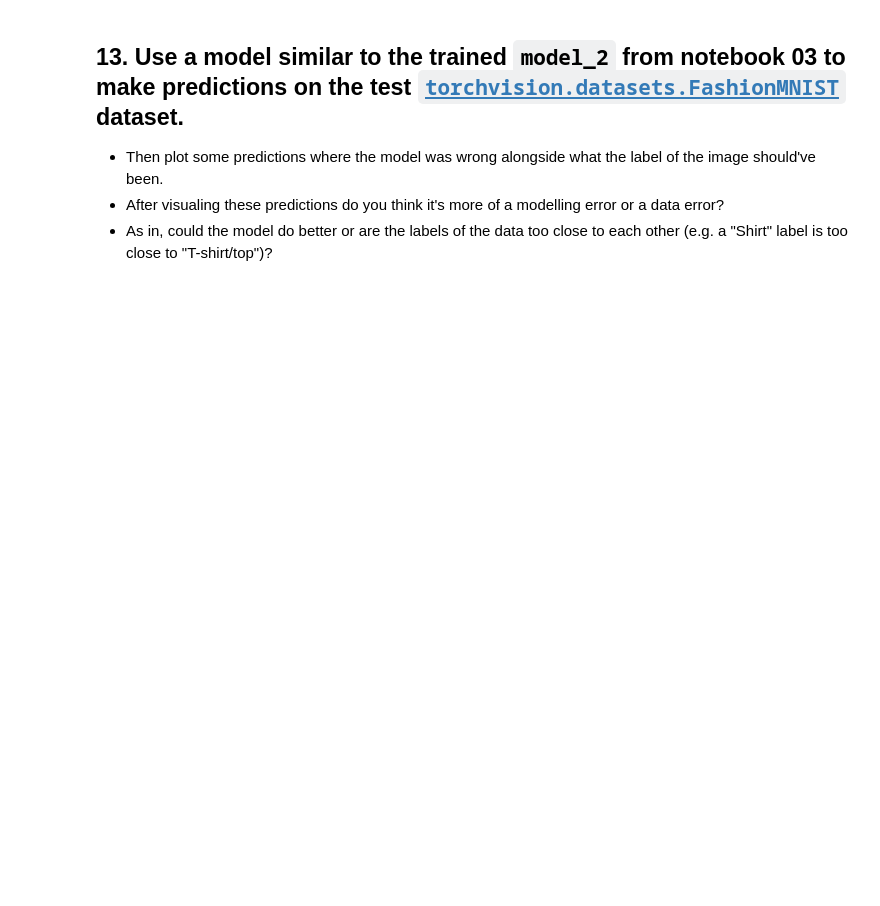
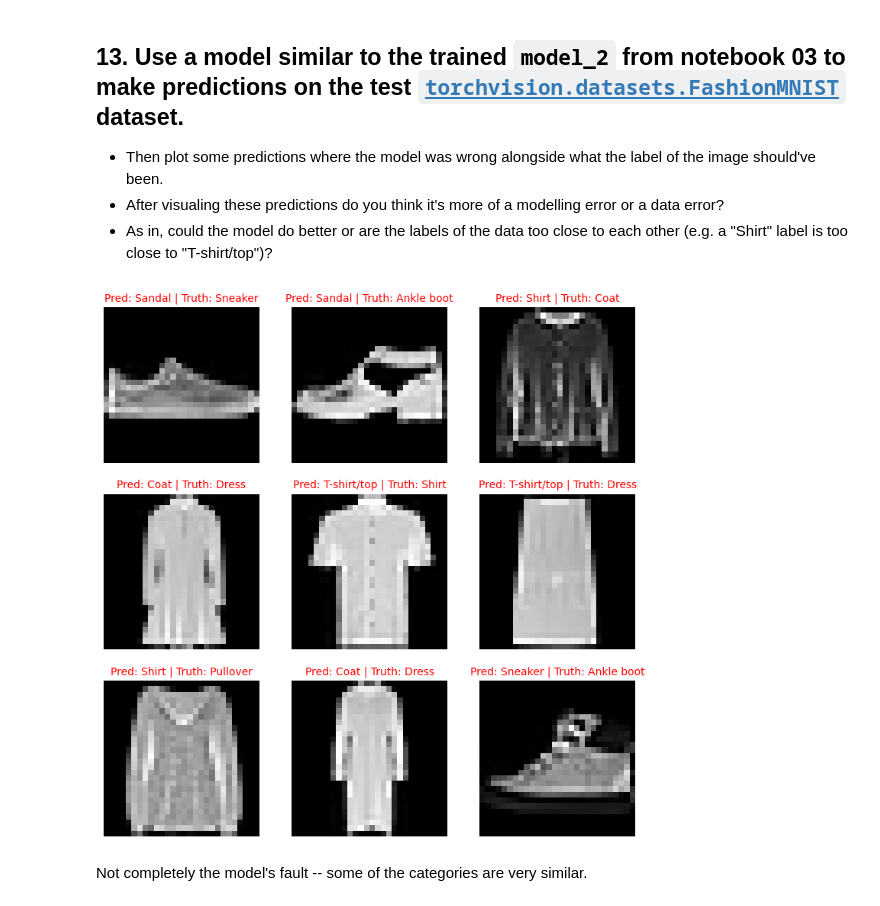
Before and after one commit to MinIcecream/Pytorch-deep-learning, a Jupyter notebook: 03_pytorch_computer_vision_exercises (2).ipynb, the cells around one changed output. Saved outputs shown, nothing was run; the diff lists cells and outputs as text; code cells hidden in the pictures; blank space fills up the shorter version.

```diff
--- a/03_pytorch_computer_vision_exercises (1).ipynb
+++ b/03_pytorch_computer_vision_exercises (2).ipynb
@@ -231,6 +231,9 @@ optimizer = torch.optim.SGD(params=cnn_model.parameters(), lr=0.1)
 # %%
 from timeit import default_timer as timer
 from tqdm.auto import tqdm
+
+device = "cpu"
+cnn_model.to(device)
 
 train_time_start_cnn_model = timer()
 
@@ -292,6 +295,9 @@ for epoch in tqdm(range(epochs)):
   train_time_end = timer()
   total_time = train_time_end - train_time_start_cnn_model
   print(f"Train time on {device}: {total_time:.3f} seconds")
+
+
+  print(f"Train time on cuda: 65.206 seconds")
 # %% [output]
 Epoch: 0
 -------------
@@ -412,3 +429,43 @@ fig, ax = plot_confusion_matrix(conf_mat=confusion_matrix_tensor.numpy(),
 * Then plot some predictions where the model was wrong alongside what the label of the image should've been.
 * After visualing these predictions do you think it's more of a modelling error or a data error?
 * As in, could the model do better or are the labels of the data too close to each other (e.g. a "Shirt" label is too close to "T-shirt/top")?
+# %%
+y_preds = []
+cnn_model.eval()
+with torch.inference_mode():
+  for X, y in tqdm(test_dataloader, desc="Making predictions"):
+    X, y = X.to(device), y.to(device)
+    y_logits = cnn_model(X)
+    y_pred = torch.softmax(y_logits, dim=1).argmax(dim=1)
+    y_preds.append(y_pred.cpu())
+
+y_pred_tensor = torch.cat(y_preds)
+# %%
+y_truths = test_data.targets
+
+wrong_preds = []
+
+for idx, (img, y_truth) in enumerate(test_data):
+  y_pred = y_pred_tensor[idx]
+  if y_pred != y_truth:
+    wrong_preds.append([img, y_truth, y_pred])
+  if len(wrong_preds) >= 9:
+    break
+
+# Visualize predictions
+plt.figure(figsize=(9, 9))
+nrows = 3
+ncols = 3
+for i, (img, y_truth, y_pred) in enumerate(wrong_preds):
+  plt.subplot(nrows, ncols, i+1)
+  plt.imshow(img.squeeze(), cmap="gray")
+  pred_label = class_names[y_pred]
+  truth_label = class_names[y_truth]
+
+  title_text = f"Pred: {pred_label} | Truth: {truth_label}"
+  plt.title(title_text, fontsize=10, color="red")
+  plt.axis(False)
+# %% [output]
+[figure, added]
+# %% [markdown]
+Not completely the model's fault -- some of the categories are very similar.
```
Also changed, not shown: parts of 5 cells of this notebook.
